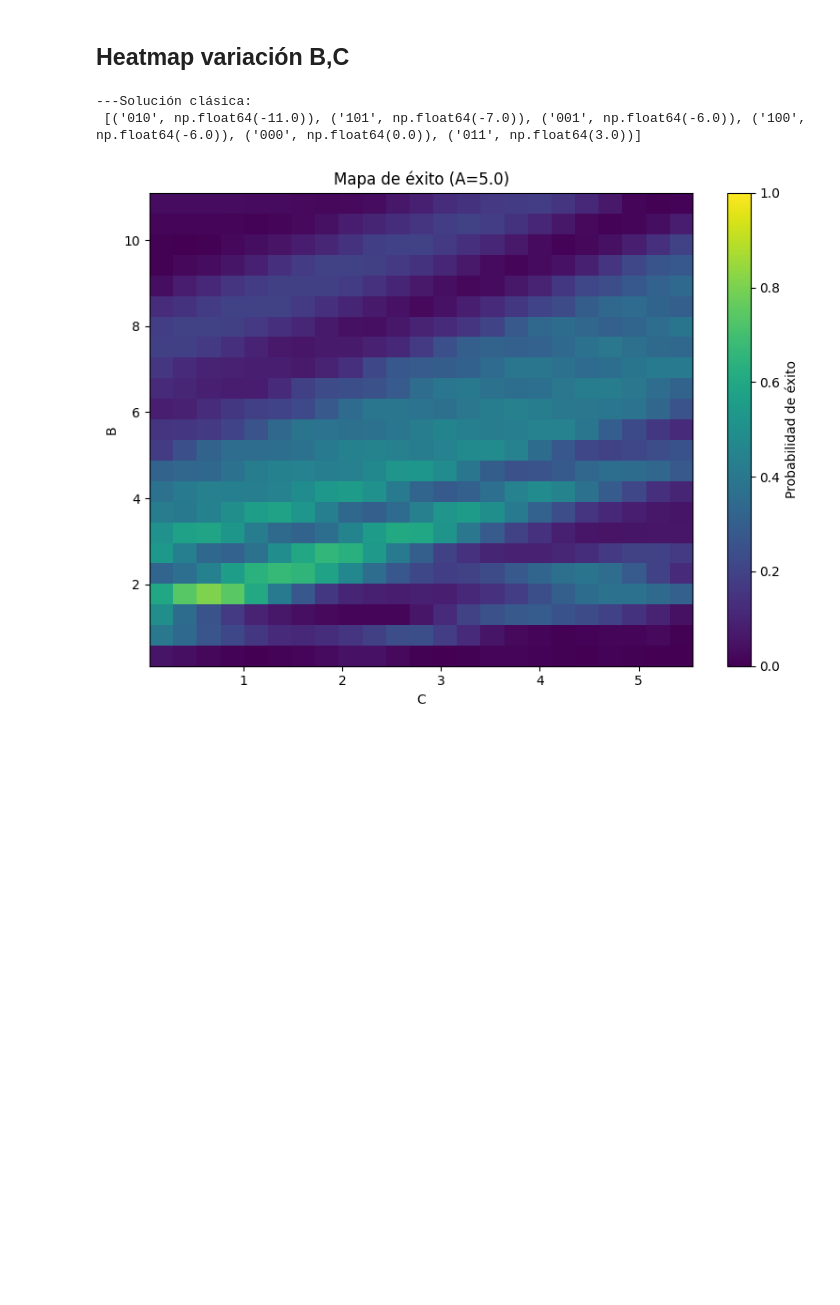
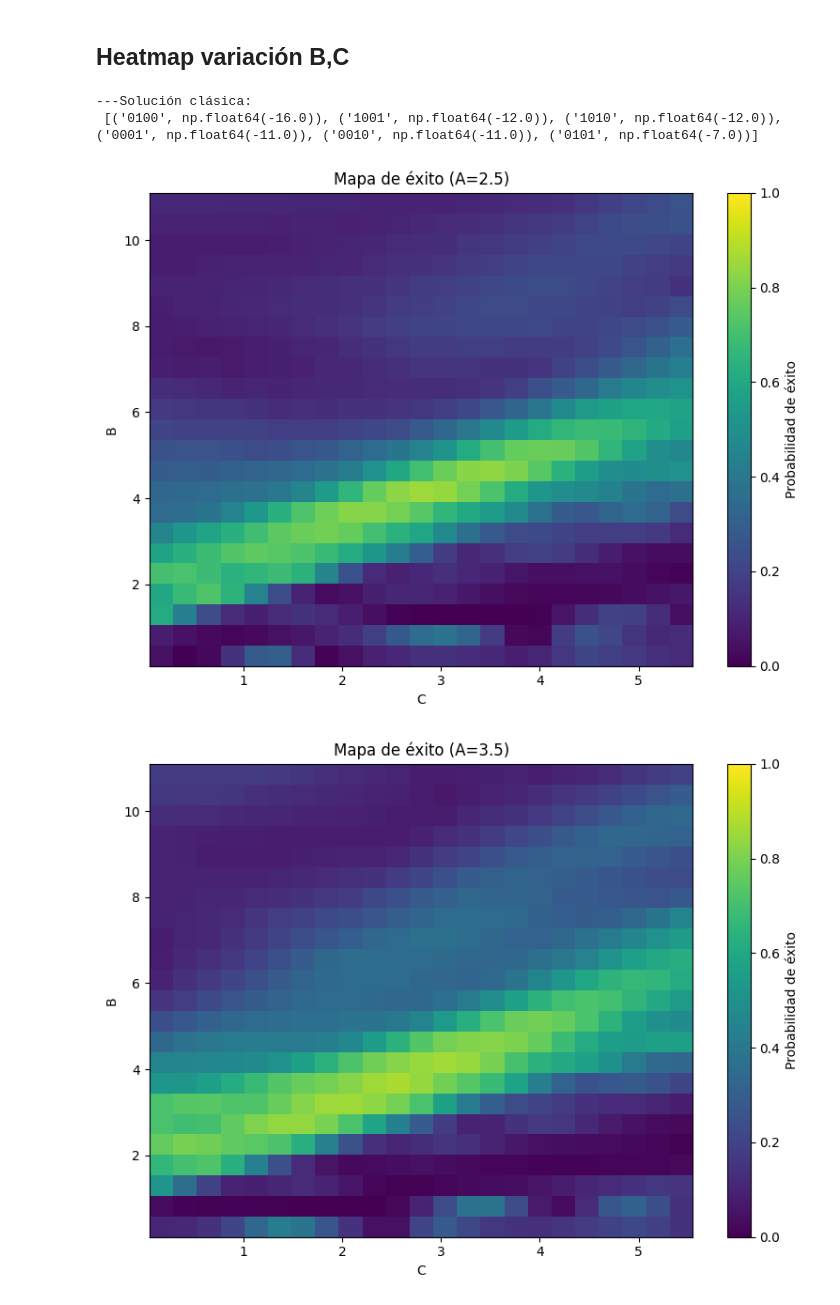
Before and after one commit to javipena2003/Codigo_tfg, a Jupyter notebook: 7_QUBO_funciones.ipynb, the cells around one changed output. Cells and saved outputs as stored; diff of their text form; code cells hidden in the pictures; blank space fills up the shorter version.

Commit message:
21/4 Imagenes Y hechas

```diff
--- a/7_QUBO_funciones.ipynb
+++ b/7_QUBO_funciones.ipynb
@@ -245,12 +245,29 @@ Q = np.array([
     [0,     0,       0,       -3*B+C]
 ])
 
+Q_func = lambda A, B, C: np.array([
+    [-2*B+C,   A+2*B,   0,    0],
+    [0,     -4*B+C,  A+2*B,   A+2*B],
+    [0,     0,       -3*B+C,  A+2*B],
+    [0,     0,       0,       -3*B+C]
+])
+
+
+
+
 Q_exacta= np.array([
     [-2*B+C,   A+2*B,   B,    B],
     [0,     -4*B+C,  A+2*B,   A+2*B],
     [0,     0,       -3*B+C,  A+2*B],
     [0,     0,       0,       -3*B+C]
 ])
+
+Q_exacta_func = lambda A, B, C: np.array([
+    [-2*B+C,   A+2*B,   B,    B],
+    [0,     -4*B+C,  A+2*B,   A+2*B],
+    [0,     0,       -3*B+C,  A+2*B],
+    [0,     0,       0,       -3*B+C]
+])
 # %%
 # Obtención de la solución de forma clásica. Es importante asegurarse que para estos valores la solución es correcta
 A=10
@@ -328,38 +337,39 @@ sort_zipped = resolucion_clasica(Q_exacta = Q_exacta_func(A_solucion, B_solucion
 
 
 #A_values = np.arange(0.1*A, 2*A, 0.3*A)
-A_values = [10,20,35]
-A_values = np.arange(5, 5.1, 0.5)
+A_values = [2.5, 3.5, 4.5, 5, 5.5, 6.5]
+#A_values = np.arange(5, 5.1, 0.5)
 B_values = np.arange(0.01*A, 1.12*A, 0.05*A)
 C_values = np.arange(0.01*B, 1.12*B, 0.05*B)
 
 resultados = {}
 for A in A_values:
     for B in B_values:
         for C in C_values:
             Q = Q_func(A, B, C)
             geometria, _ = construir_geometria(Q, plot=False)
             prob, _ = resolver_qubo(Q, geometria, sort_zipped, A, B, C, plot=False, n_shots=1000)
             resultados[(A, B, C)] = prob
 
     # Mapa de calor
     #B_unique = sorted(set(k[1] for k in resultados))
     #C_unique = sorted(set(k[2] for k in resultados))
     B_unique = sorted(set(k[1] for k in resultados if k[0] == A))
     C_unique = sorted(set(k[2] for k in resultados if k[0] == A))
     malla = np.array([[resultados[(A, B, C)] for C in C_unique] for B in B_unique])
 
     plt.figure(figsize=(8, 6))
     plt.imshow(malla, origin='lower', aspect='auto',
            extent=[C_unique[0], C_unique[-1], B_unique[0], B_unique[-1]],
            vmin=0, vmax=1)
     plt.colorbar(label='Probabilidad de éxito')
     plt.xlabel('C')
     plt.ylabel('B')
     plt.title(f'Mapa de éxito (A={A})')
     plt.tight_layout()
     plt.show()
 # %% [output]
 ---Solución clásica:
- [('010', np.float64(-11.0)), ('101', np.float64(-7.0)), ('001', np.float64(-6.0)), ('100', np.float64(-6.0)), ('000', np.float64(0.0)), ('011', np.float64(3.0))]
+ [('0100', np.float64(-16.0)), ('1001', np.float64(-12.0)), ('1010', np.float64(-12.0)), ('0001', np.float64(-11.0)), ('0010', np.float64(-11.0)), ('0101', np.float64(-7.0))]
-[figure, old version]
+[figure, new version]
+[figure, added]
```
Also changed, not shown: parts of 3 cells of this notebook, 25 other files.
